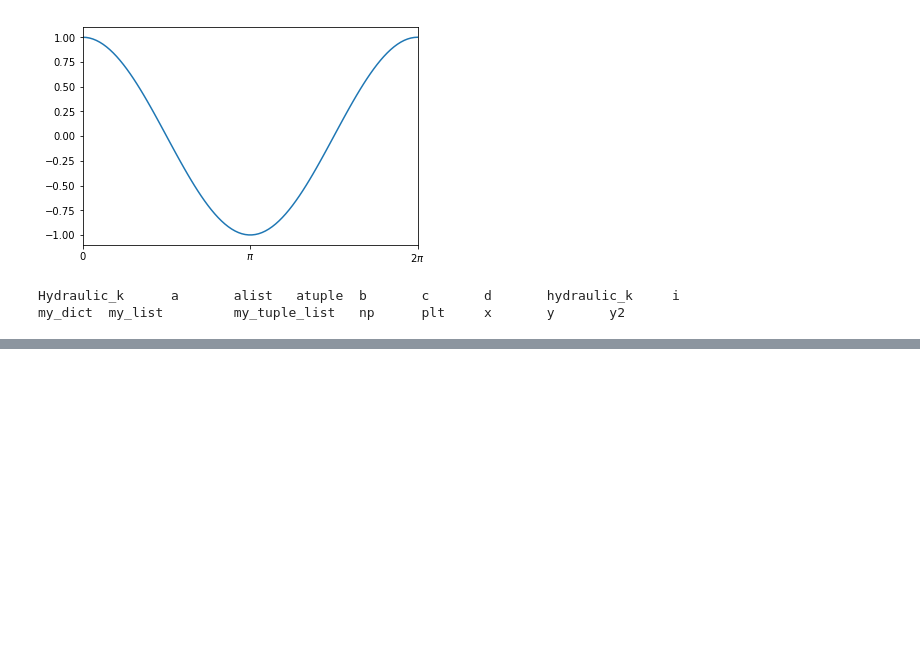
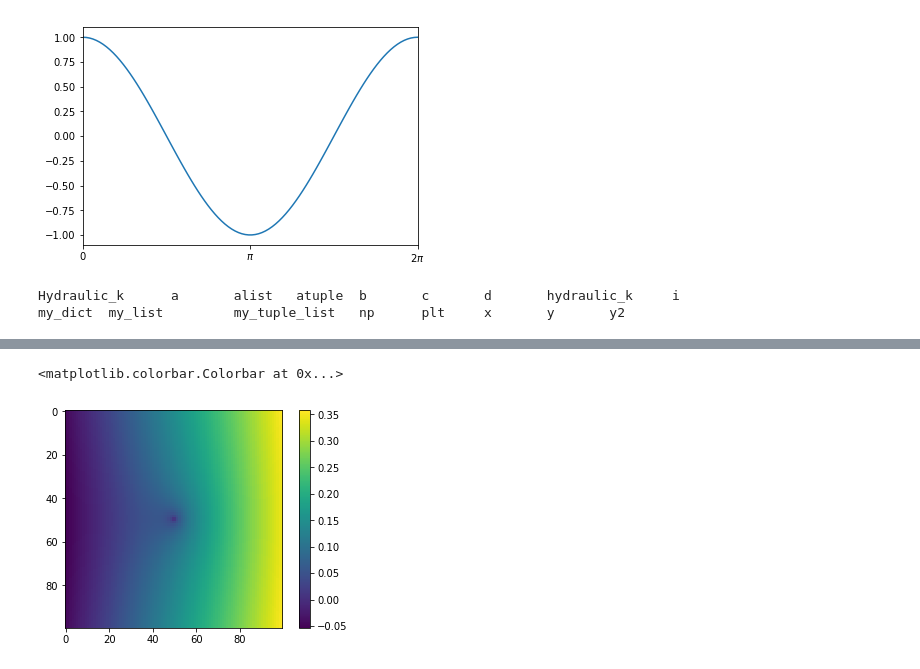
Before and after one commit to langevin-usgs/SWIM2018_classrepo, a Jupyter notebook: notebook/my_first_jupyter_notebook.ipynb, the cells around one changed output, grey strips where cells are left out. Saved outputs shown, nothing was run; the diff lists cells and outputs as text; code cells hidden in the pictures; blank space fills up the shorter version.

```diff
--- a/notebook/my_first_jupyter_notebook.ipynb
+++ b/notebook/my_first_jupyter_notebook.ipynb
@@ -372,0 +398,6 @@ my_dict  my_list         my_tuple_list   np      plt     x       y       y2
+# %%
+plt.imshow(h)
+plt.colorbar()
+# %% [output]
+<matplotlib.colorbar.Colorbar at 0x...>
+[figure, added]
```
Also changed, not shown: parts of 3 cells of this notebook.
